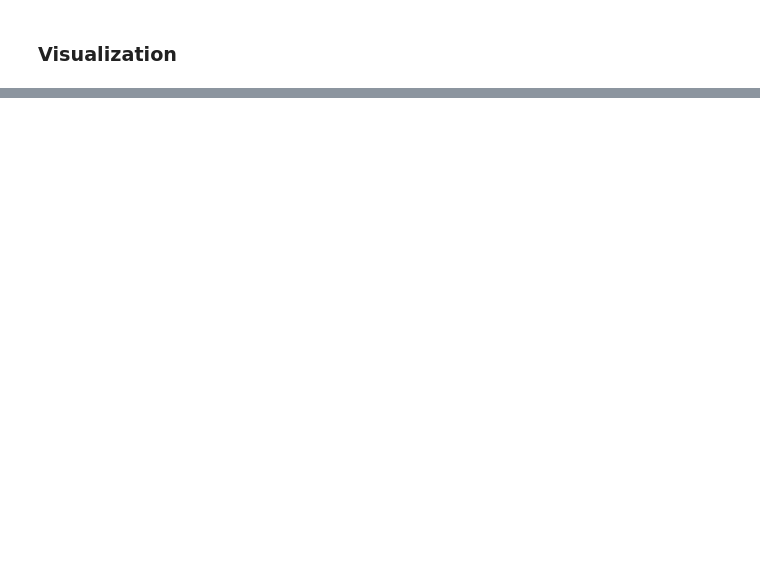
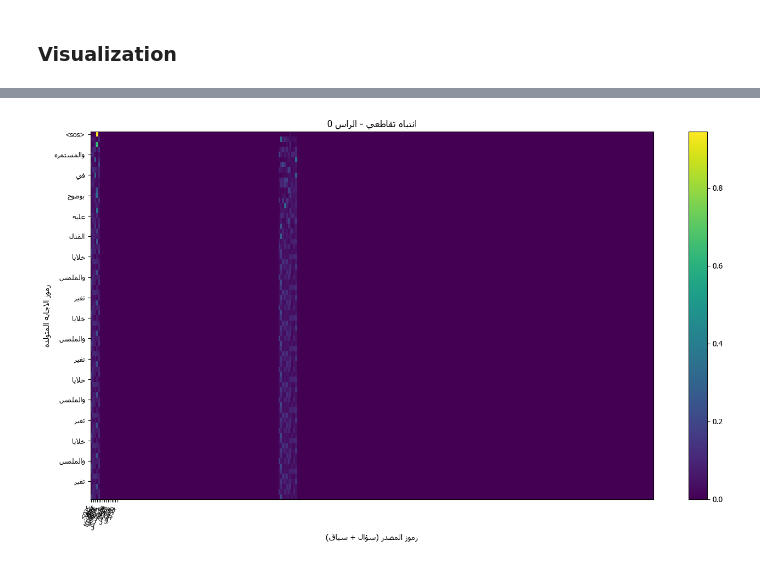
Before and after one commit to Raed108/NLP-Project, a Jupyter notebook: ms2.ipynb, the cells around one changed output, grey strips where cells are left out. Saved outputs shown, nothing was run; the diff lists cells and outputs as text; code cells hidden in the pictures; blank space fills up the shorter version.

```diff
--- a/ms2.ipynb
+++ b/ms2.ipynb
@@ -799,0 +937,17 @@ print(f'\n🤖 Prediction: {predicted_answer}')
+# %%
+class ScaledDotProductAttention(nn.Module):
+    def forward(self, q, k, v, attn_mask=None, key_padding_mask=None):
+        d_k = q.size(-1)
+        scores = torch.matmul(q, k.transpose(-2, -1)) / math.sqrt(d_k)
+
+        if attn_mask is not None:
+            scores = scores.masked_fill(attn_mask == 0, -1e9)
+
+        if key_padding_mask is not None:
+            # key_padding_mask: [B, T_k], True indicates PAD positions to ignore.
+            scores = scores.masked_fill(
+                key_padding_mask.unsqueeze(1).unsqueeze(2), -1e9
+            )
+
+        attn = torch.softmax(scores, dim=-1)
+        return torch.matmul(attn, v), attn
@@ -799,0 +1512,78 @@ print(f'\n🤖 Prediction: {predicted_answer}')
+# %%
+import random
+import matplotlib.pyplot as plt
+from matplotlib import font_manager, rcParams
+import arabic_reshaper
+from bidi.algorithm import get_display
+
+def _pick_arabic_font():
+    preferred = ["Tahoma", "Arial", "Segoe UI", "Amiri", "Noto Naskh Arabic"]
+    available = {f.name for f in font_manager.fontManager.ttflist}
+    for name in preferred:
+        if name in available:
+            return name
+    return "DejaVu Sans"
+
+AR_FONT = _pick_arabic_font()
+rcParams["font.family"] = AR_FONT
+
+def shape_arabic(text):
+    return get_display(arabic_reshaper.reshape(str(text)))
+
+def _compact_labels(tokens, max_labels=24, max_token_chars=16):
+    if not tokens:
+        return [], []
+
+    stride = max(1, len(tokens) // max_labels)
+    idx = list(range(0, len(tokens), stride))
+    labels = []
+    for i in idx:
+        tok = tokens[i]
+        if len(tok) > max_token_chars:
+            tok = tok[: max_token_chars - 1] + "…"
+        labels.append(shape_arabic(tok))
+    return idx, labels
+
+def plot_cross_attention(attn, src_tokens, tgt_tokens, head=0):
+    a = attn[0, head].detach().cpu().numpy()
+
+    plt.figure(figsize=(14, 8))
+    plt.imshow(a, aspect="auto", cmap="viridis")
+
+    x_idx, x_labels = _compact_labels(src_tokens, max_labels=26, max_token_chars=14)
+    y_idx, y_labels = _compact_labels(tgt_tokens, max_labels=18, max_token_chars=14)
+
+    plt.xticks(x_idx, x_labels, rotation=65, ha="right", fontsize=9)
+    plt.yticks(y_idx, y_labels, fontsize=9)
+    plt.xlabel(shape_arabic("رموز المصدر (سؤال + سياق)"))
+    plt.ylabel(shape_arabic("رموز الاجابه المتولده"))
+    plt.title(shape_arabic(f"انتباه تقاطعي - الراس {head}"))
+    plt.colorbar()
+    plt.tight_layout()
+    plt.show()
+
+# Pick a random validation sample so the graph can change from run to run.
+sample_idx = random.randrange(len(val_ds))
+q_ids, c_ids, _ = val_ds[sample_idx]
+q_tag = torch.tensor([Q_IDX])
+sep = torch.tensor([SEP_IDX])
+c_tag = torch.tensor([C_IDX])
+src_seq = torch.cat([q_tag, q_ids.long(), sep, c_tag, c_ids.long()], dim=0)[:MAX_SRC_LEN]
+
+# Use generated answer tokens (not teacher-forced gold answer tokens).
+pred_ids = greedy_decode(model, src_seq)
+tgt_seq = torch.tensor(pred_ids, dtype=torch.long)[:MAX_TGT_LEN]
+if tgt_seq.numel() == 0:
+    tgt_seq = torch.tensor([SOS_IDX], dtype=torch.long)
+
+src_ex = src_seq.unsqueeze(0).to(device)
+tgt_ex = tgt_seq.unsqueeze(0).to(device)
+_ = model(src_ex, tgt_ex)
+attn = model.decoder.cross_attn.last_attention
+
+src_toks = decode_ids(src_seq.tolist(), drop_special=False).split()
+tgt_toks = decode_ids(tgt_seq.tolist(), drop_special=False).split()
+plot_cross_attention(attn, src_toks, tgt_toks, head=0)
+print(f"plotted validation sample index: {sample_idx}")
+# %% [output]
+[figure, added]
```
Also changed, not shown: parts of 29 cells of this notebook.
